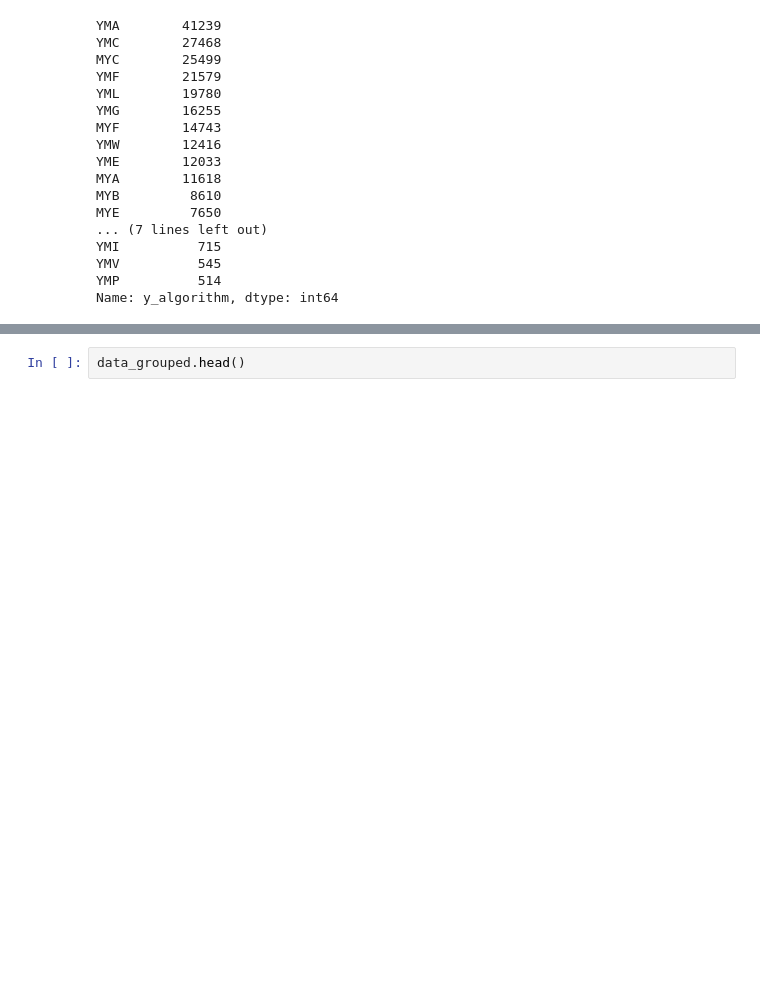
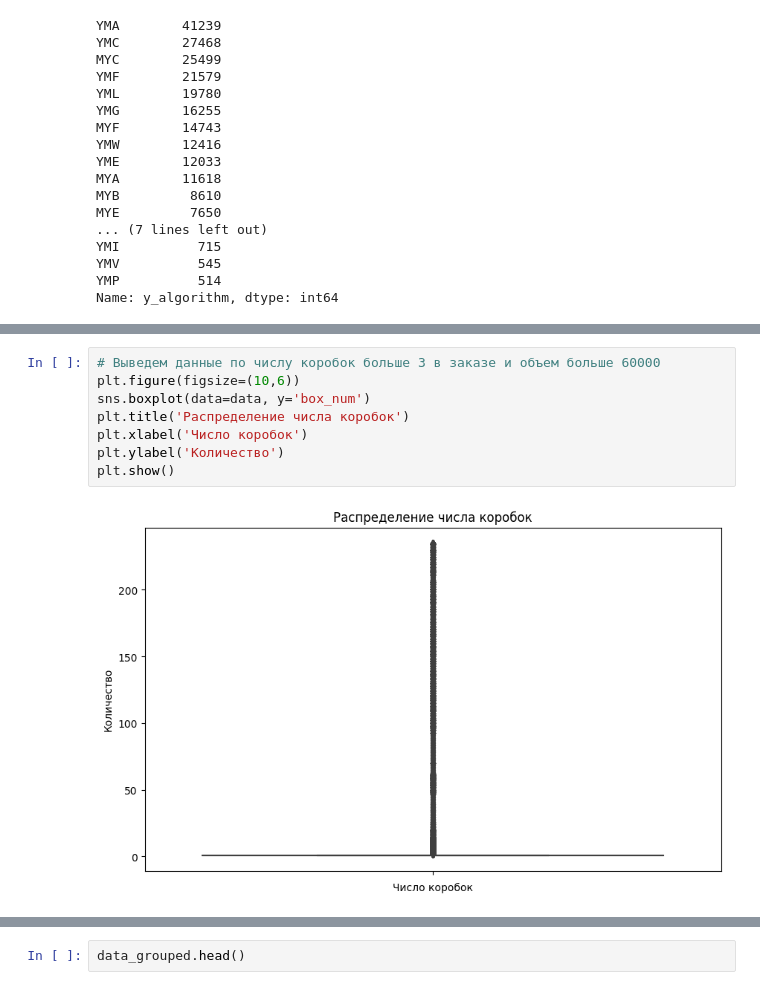
Before and after one commit to TimurSalakhetdinov/Yandex_Market_Hackathon, a Jupyter notebook: DS_hackathon_part1_EDA.ipynb, the cells around one changed output, grey strips where cells are left out. Drawn from its saved outputs; the diff is of its cells as text; blank space fills up the shorter version.

```diff
--- a/DS_hackathon_part1_EDA.ipynb
+++ b/DS_hackathon_part1_EDA.ipynb
@@ -1147,0 +782,10 @@ data_grouped = merged_df.groupby('orderkey').agg({
+# %%
+# Выведем данные по числу коробок больше 3 в заказе и объем больше 60000
+plt.figure(figsize=(10,6))
+sns.boxplot(data=data, y='box_num')
+plt.title('Распределение числа коробок')
+plt.xlabel('Число коробок')
+plt.ylabel('Количество')
+plt.show()
+# %% [output]
+[figure, added]
```
Also changed, not shown: parts of 184 cells of this notebook, 2 other files.
